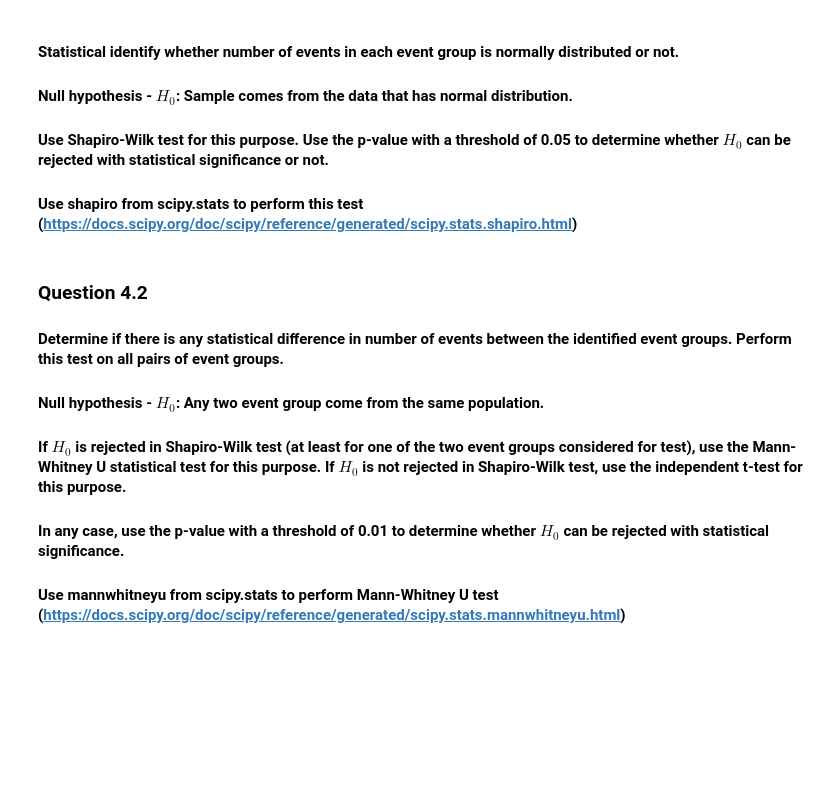
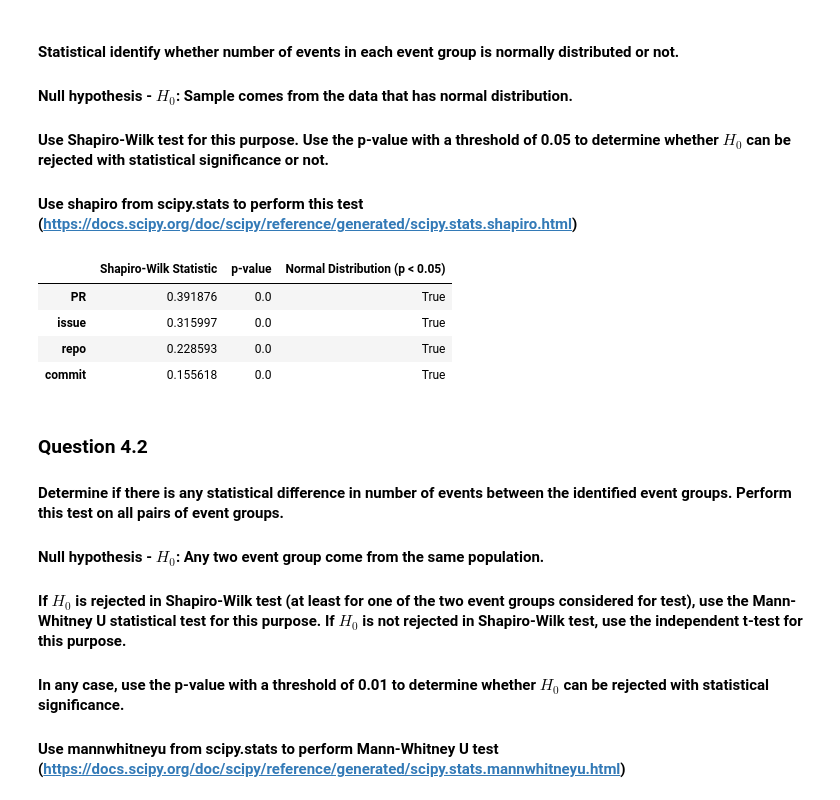
Before and after one commit to ToneskoNewAccount/Software_Evolution_TP_bots, a Jupyter notebook: TP_bots_template.ipynb, the cells around one changed output. Saved outputs shown, nothing was run; the diff lists cells and outputs as text; code cells hidden in the pictures; blank space fills up the shorter version.

```diff
--- a/TP_bots_template.ipynb
+++ b/TP_bots_template.ipynb
@@ -652,6 +666,37 @@ plt.show()
 #### Use shapiro from scipy.stats to perform this test (https://docs.scipy.org/doc/scipy/reference/generated/scipy.stats.shapiro.html)
 # %%
 # YOUR CODE BELOW
+# Separate data for each event group
+from scipy import stats
+
+
+event_groups = ['PR', 'issue', 'repo', 'commit']
+results = {}
+
+# Perform Shapiro-Wilk test for normality
+for event_group in event_groups:
+    # Filter data for each event group
+    group_data = melted_df[melted_df['event_group'] == event_group]['event_count']
+
+    # Shapiro-Wilk Test
+    stat, p_value = stats.shapiro(group_data)
+
+    # Store the results
+    results[event_group] = {
+        'Shapiro-Wilk Statistic': stat,
+        'p-value': p_value,
+        'Normal Distribution (p < 0.05)': p_value < 0.05
+    }
+
+# Convert results into a DataFrame for better readability
+results_df = pd.DataFrame(results).T
+display(results_df)
+# %% [output]
+|  | Shapiro-Wilk Statistic | p-value | Normal Distribution (p < 0.05) |
+| PR | 0.391876 | 0.0 | True |
+| issue | 0.315997 | 0.0 | True |
+| repo | 0.228593 | 0.0 | True |
+| commit | 0.155618 | 0.0 | True |
 # %% [markdown]
 ### Question 4.2
 #### Determine if there is any statistical diﬀerence in number of events between the identified event groups. Perform this test on all pairs of event groups.
```
Also changed, not shown: parts of 5 cells of this notebook.
